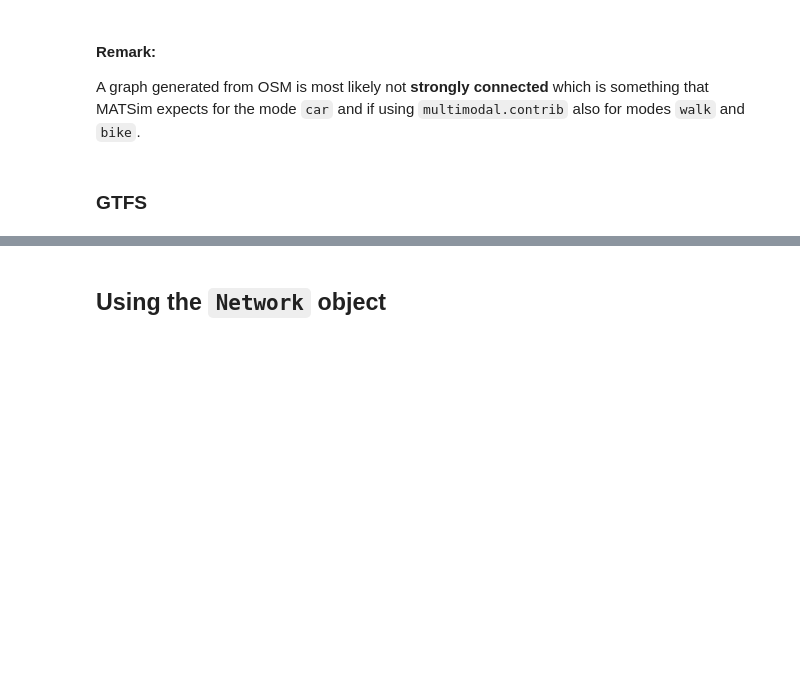
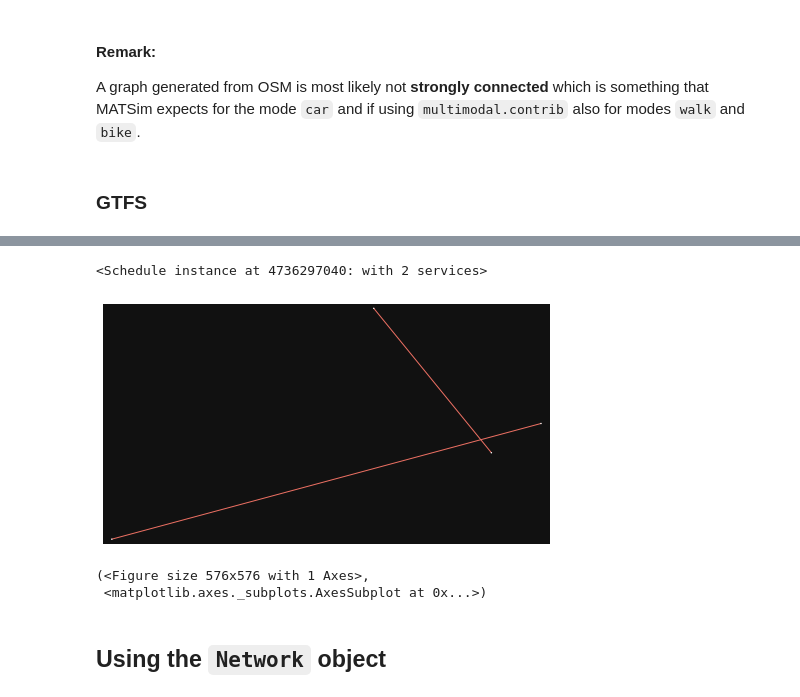
Before and after one commit to arup-group/genet, a Jupyter notebook: notebooks/GeNet walk-through.ipynb, the cells around one changed output, grey strips where cells are left out. Cells and saved outputs as stored; diff of their text form; code cells hidden in the pictures; blank space fills up the shorter version.

```diff
--- a/notebooks/GeNet walk-through.ipynb
+++ b/notebooks/GeNet walk-through.ipynb
@@ -230,0 +223,2 @@ _s.plot()
+# %%
+_s = gn.Schedule('epsg:27700')
@@ -231,3 +234,13 @@ _s.plot()
+# %%
+_s
+# %% [output]
+<Schedule instance at 4736297040: with 2 services>
+# %%
+_s.plot()
+# %% [output]
+[figure, added]
+(<Figure size 576x576 with 1 Axes>,
+ <matplotlib.axes._subplots.AxesSubplot at 0x...>)
 # %% [markdown]
 ## Using the `Network` object
 # %% [markdown]
```
Also changed, not shown: parts of 69 cells of this notebook, 27 other files.
